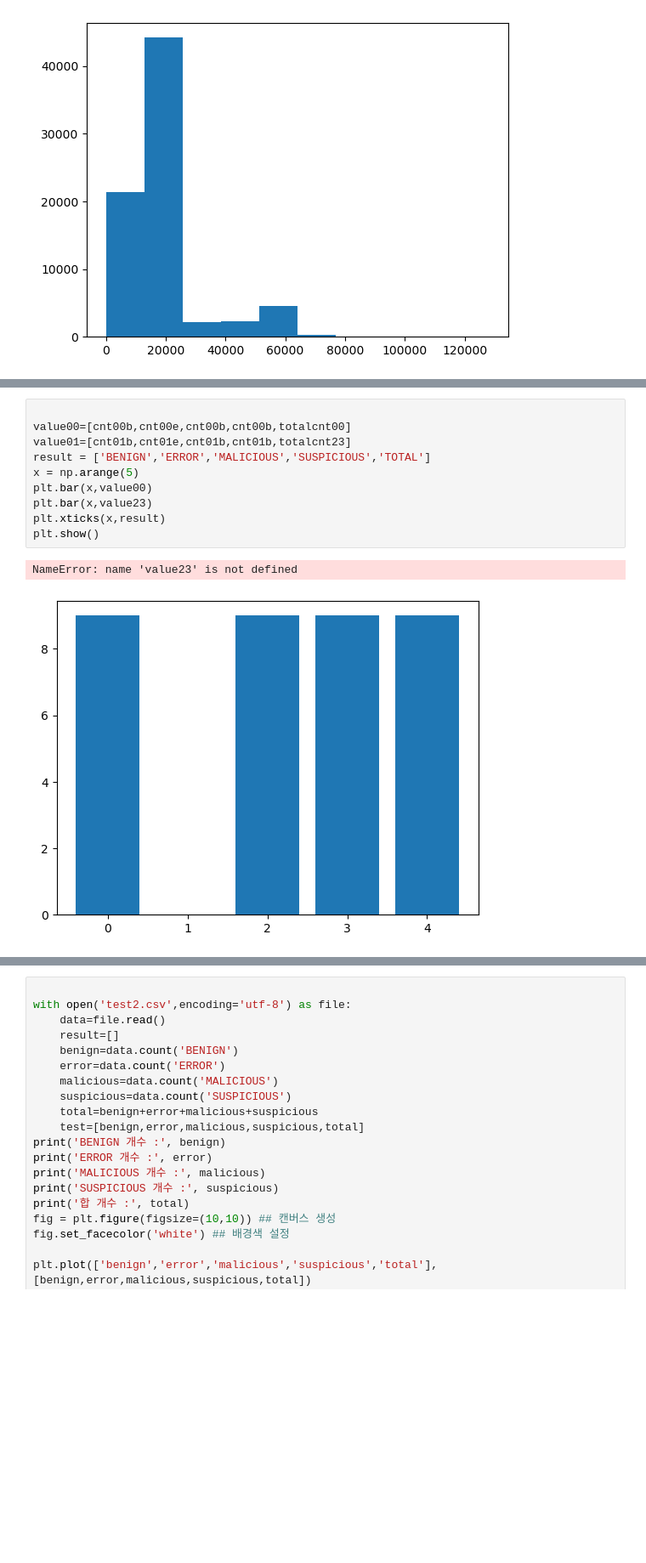
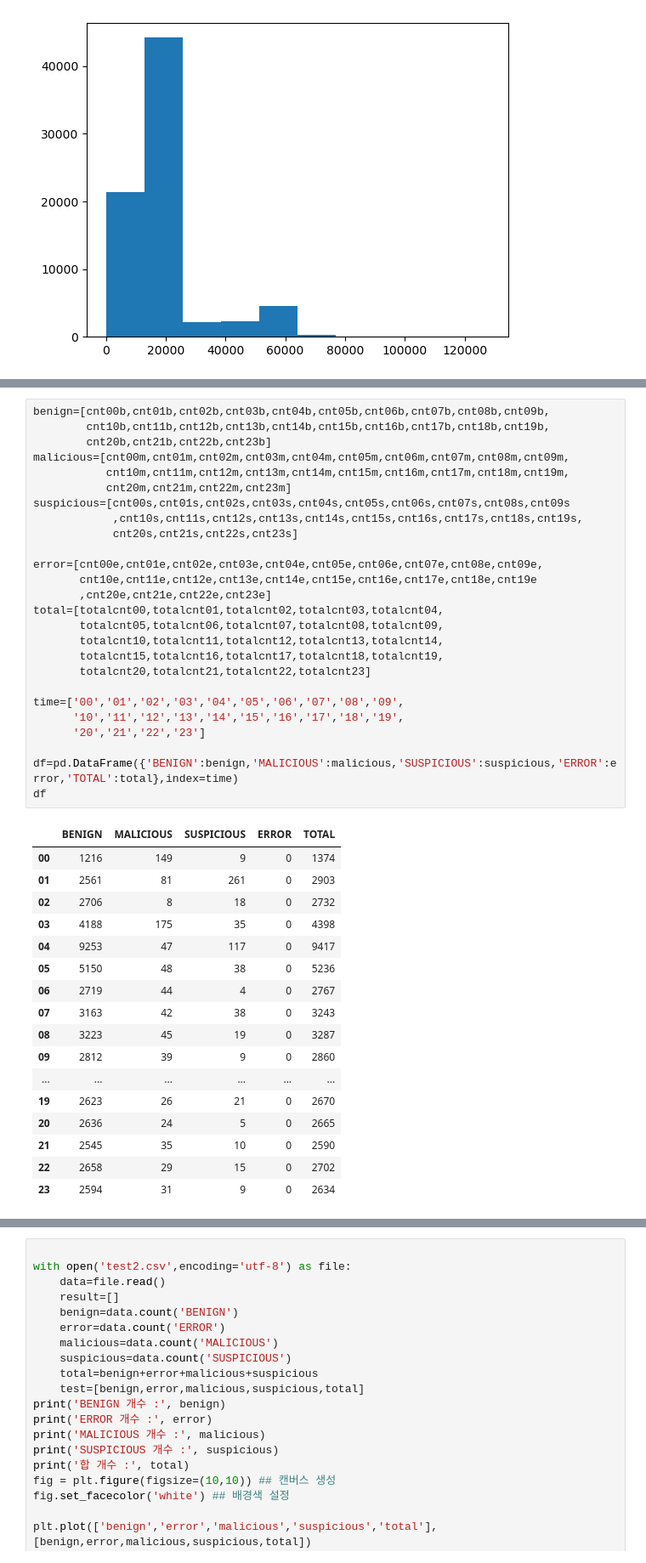
Before and after one commit to alswooy/pyCSV, a Jupyter notebook: seculeterdata (1).ipynb, the cells around one changed output, grey strips where cells are left out. Shown: that part at 85% size. Drawn from its saved outputs; the diff is of its cells as text; blank space fills up the shorter version.

```diff
--- a/seculeterdata (1).ipynb
+++ b/seculeterdata (1).ipynb
@@ -656,13 +656,44 @@ f.close()
 # %%
+benign=[cnt00b,cnt01b,cnt02b,cnt03b,cnt04b,cnt05b,cnt06b,cnt07b,cnt08b,cnt09b,
+        cnt10b,cnt11b,cnt12b,cnt13b,cnt14b,cnt15b,cnt16b,cnt17b,cnt18b,cnt19b,
+        cnt20b,cnt21b,cnt22b,cnt23b]
+malicious=[cnt00m,cnt01m,cnt02m,cnt03m,cnt04m,cnt05m,cnt06m,cnt07m,cnt08m,cnt09m,
+           cnt10m,cnt11m,cnt12m,cnt13m,cnt14m,cnt15m,cnt16m,cnt17m,cnt18m,cnt19m,
+           cnt20m,cnt21m,cnt22m,cnt23m]
+suspicious=[cnt00s,cnt01s,cnt02s,cnt03s,cnt04s,cnt05s,cnt06s,cnt07s,cnt08s,cnt09s
+            ,cnt10s,cnt11s,cnt12s,cnt13s,cnt14s,cnt15s,cnt16s,cnt17s,cnt18s,cnt19s,
+            cnt20s,cnt21s,cnt22s,cnt23s]
 
-value00=[cnt00b,cnt00e,cnt00b,cnt00b,totalcnt00]
-value01=[cnt01b,cnt01e,cnt01b,cnt01b,totalcnt23]
-result = ['BENIGN','ERROR','MALICIOUS','SUSPICIOUS','TOTAL']
-x = np.arange(5)
-plt.bar(x,value00)
-plt.bar(x,value23)
-plt.xticks(x,result)
-plt.show()
+error=[cnt00e,cnt01e,cnt02e,cnt03e,cnt04e,cnt05e,cnt06e,cnt07e,cnt08e,cnt09e,
+       cnt10e,cnt11e,cnt12e,cnt13e,cnt14e,cnt15e,cnt16e,cnt17e,cnt18e,cnt19e
+       ,cnt20e,cnt21e,cnt22e,cnt23e]
+total=[totalcnt00,totalcnt01,totalcnt02,totalcnt03,totalcnt04,
+       totalcnt05,totalcnt06,totalcnt07,totalcnt08,totalcnt09,
+       totalcnt10,totalcnt11,totalcnt12,totalcnt13,totalcnt14,
+       totalcnt15,totalcnt16,totalcnt17,totalcnt18,totalcnt19,
+       totalcnt20,totalcnt21,totalcnt22,totalcnt23]
+
+time=['00','01','02','03','04','05','06','07','08','09',
+      '10','11','12','13','14','15','16','17','18','19',
+      '20','21','22','23']
+
+df=pd.DataFrame({'BENIGN':benign,'MALICIOUS':malicious,'SUSPICIOUS':suspicious,'ERROR':error,'TOTAL':total},index=time)
+df
 # %% [output]
-NameError: name 'value23' is not defined
-[figure, removed]
+|  | BENIGN | MALICIOUS | SUSPICIOUS | ERROR | TOTAL |
+| 00 | 1216 | 149 | 9 | 0 | 1374 |
+| 01 | 2561 | 81 | 261 | 0 | 2903 |
+| 02 | 2706 | 8 | 18 | 0 | 2732 |
+| 03 | 4188 | 175 | 35 | 0 | 4398 |
+| 04 | 9253 | 47 | 117 | 0 | 9417 |
+| 05 | 5150 | 48 | 38 | 0 | 5236 |
+| 06 | 2719 | 44 | 4 | 0 | 2767 |
+| 07 | 3163 | 42 | 38 | 0 | 3243 |
+| 08 | 3223 | 45 | 19 | 0 | 3287 |
+| 09 | 2812 | 39 | 9 | 0 | 2860 |
+| ... | ... | ... | ... | ... | ... |
+| 19 | 2623 | 26 | 21 | 0 | 2670 |
+| 20 | 2636 | 24 | 5 | 0 | 2665 |
+| 21 | 2545 | 35 | 10 | 0 | 2590 |
+| 22 | 2658 | 29 | 15 | 0 | 2702 |
+| 23 | 2594 | 31 | 9 | 0 | 2634 |
```
Also changed, not shown: parts of 3 cells of this notebook.
